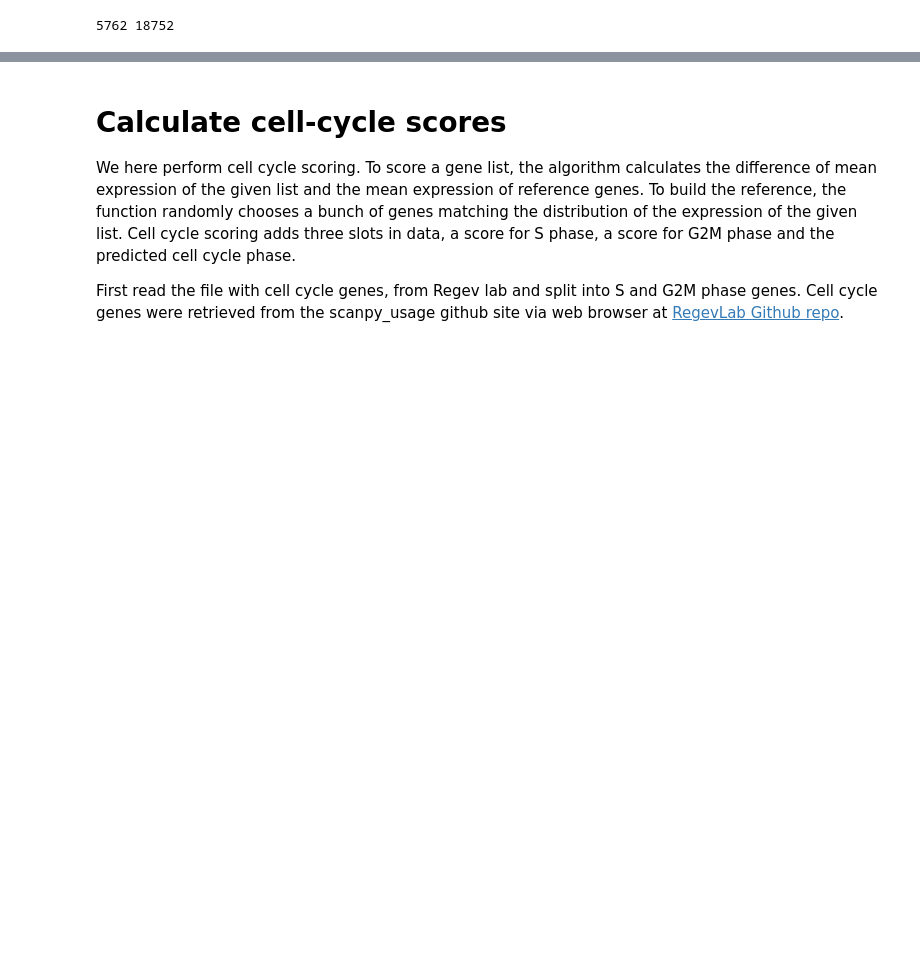
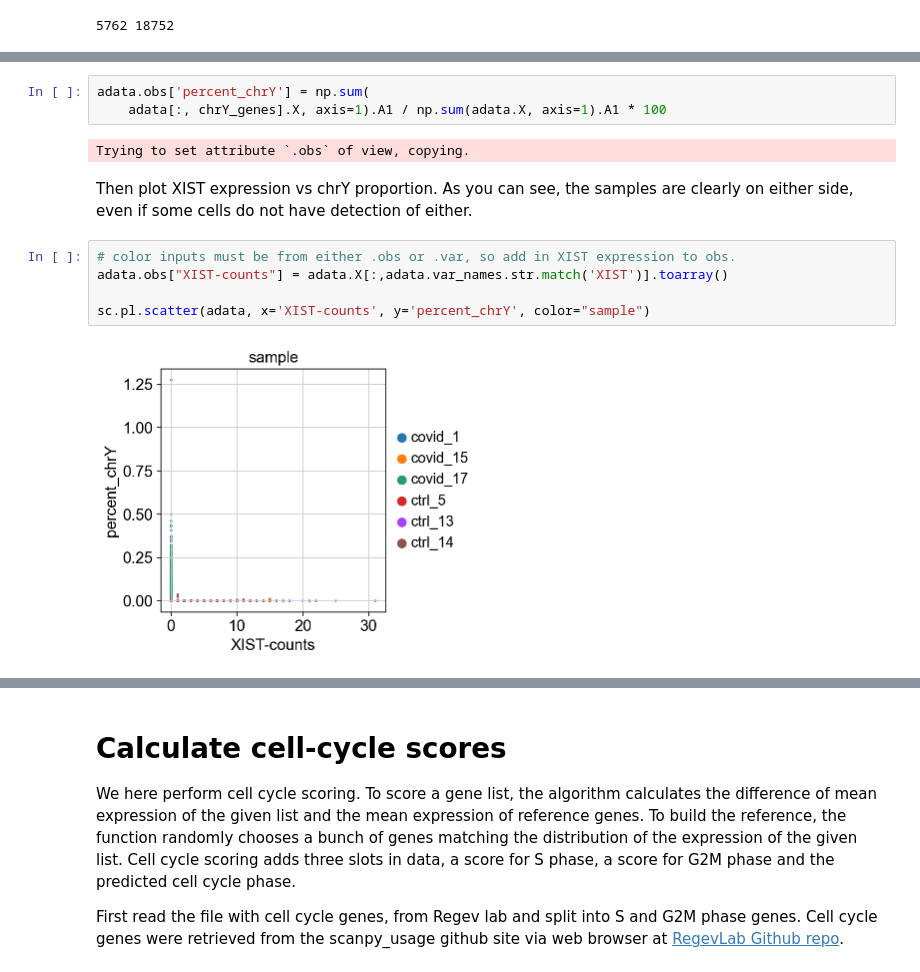
Before and after one commit to NBISweden/workshop-scRNAseq, a Jupyter notebook: labs/compiled/scanpy/scanpy_01_qc.ipynb, the cells around one changed output, grey strips where cells are left out. Drawn from its saved outputs; the diff is of its cells as text; blank space fills up the shorter version.

```diff
--- a/labs/compiled/scanpy/scanpy_01_qc.ipynb
+++ b/labs/compiled/scanpy/scanpy_01_qc.ipynb
@@ -251,0 +280,14 @@ print(adata.n_obs, adata.n_vars)
+# %%
+adata.obs['percent_chrY'] = np.sum(
+    adata[:, chrY_genes].X, axis=1).A1 / np.sum(adata.X, axis=1).A1 * 100
+# %% [output]
+Trying to set attribute `.obs` of view, copying.
+# %% [markdown]
+Then plot XIST expression vs chrY proportion. As you can see, the samples are clearly on either side, even if some cells do not have detection of either.
+# %%
+# color inputs must be from either .obs or .var, so add in XIST expression to obs.
+adata.obs["XIST-counts"] = adata.X[:,adata.var_names.str.match('XIST')].toarray()
+
+sc.pl.scatter(adata, x='XIST-counts', y='percent_chrY', color="sample")
+# %% [output]
+[figure, added]
```
Also changed, not shown: parts of 18 cells of this notebook, 11 other files.
